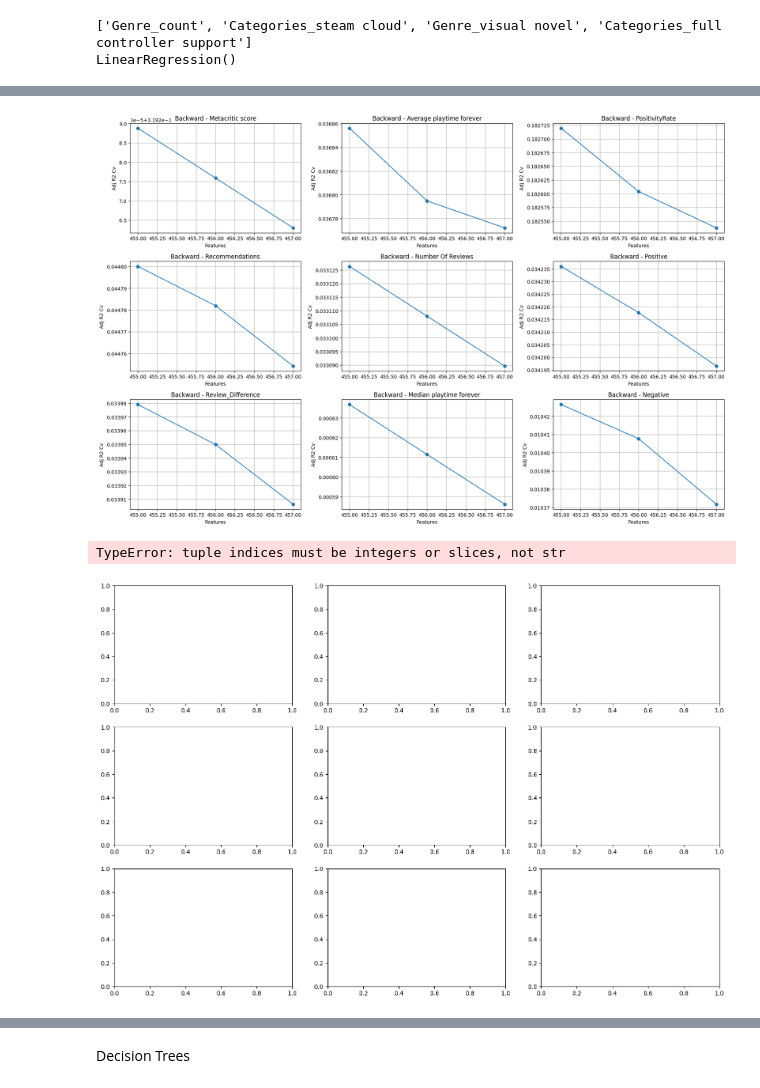
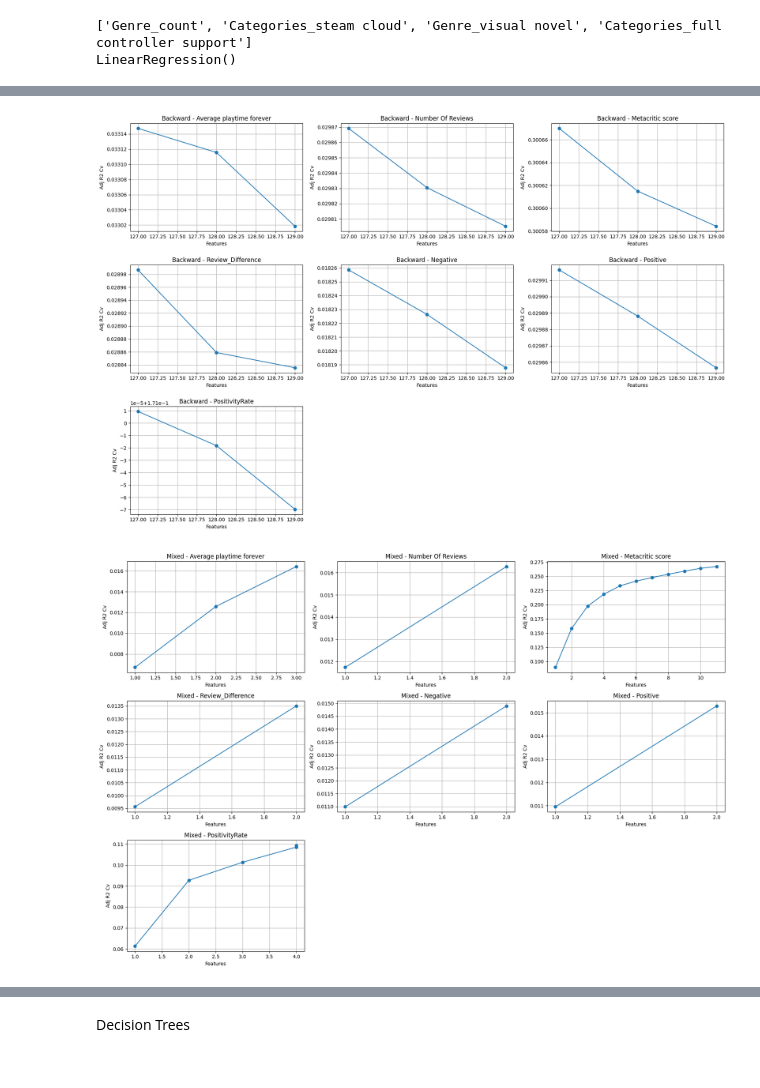
Before and after one commit to LittleDog117/MachineLearningFinal, a Jupyter notebook: MAchineLearningFinal.ipynb, the cells around one changed output, grey strips where cells are left out. Saved outputs shown, nothing was run; the diff lists cells and outputs as text; code cells hidden in the pictures.

```diff
--- a/MAchineLearningFinal.ipynb
+++ b/MAchineLearningFinal.ipynb
@@ -219,8 +245,8 @@ df_raw = pd.get_dummies(df_raw, columns=['Title_First_Letter', 'Description_Firs
 #Lets drop these columns
 drop_cols = ['AppID', 'Screenshots', 'Movies', 'Header image', 'Support email', 'Support url',
              'Website', 'Notes', 'Metacritic url', 'Discount', 'Score rank', 'Reviews',
-             'About the game', 'Name', 'Average playtime two weeks', 'Median playtime two weeks'
-             ,'Peak CCU', 'User score']
+             'About the game', 'Name', 'Average playtime two weeks', 'Median playtime two weeks',
+             'Median playtime forever' ,'Peak CCU', 'User score', 'Recommendations']
 df = df_raw.drop(columns=drop_cols)
 
 #I change the date to simply the year
@@ -238,8 +264,6 @@ df['Negative'] = pd.to_numeric(df['Negative'], errors='coerce')     # Number of
 df['Required age'] = pd.to_numeric(df['Required age'], errors='coerce')     # Age requirement
 df['Price'] = pd.to_numeric(df['Price'], errors='coerce')                   # Game price
 df['Average playtime forever'] = pd.to_numeric(df['Average playtime forever'], errors='coerce')     # Avg total playtime for all users
-df['Median playtime forever'] = pd.to_numeric(df['Median playtime forever'], errors='coerce')       # Median total playtime for all users
-df['Recommendations'] = pd.to_numeric(df['Recommendations'], errors='coerce')                 # Number of recommendations
 df['Metacritic score'] = pd.to_numeric(df['Metacritic score'], errors='coerce')             # Score from Metacritic, 0 if it does not exist
 df['DLC count'] = pd.to_numeric(df['DLC count'], errors='coerce')
 df['Achievements'] = pd.to_numeric(df['Achievements'], errors='coerce')
@@ -418,6 +442,10 @@ df['PlatformSupport_count'] = pd.to_numeric(df['PlatformSupport_count'], errors=
 df.drop(columns=['Estimated owners_count'], inplace=True, errors='ignore')
 df = df[df['Release_year'] != 0]
 df = df.dropna()
+
+
+#Double check for duplicates
+df= df.loc[:, ~df.columns.duplicated()]
 # %% [output]
 Found 0 rows with duplicate names.
 # %%
@@ -434,9 +462,9 @@ First 10 feature names:
 # %%
 #List of values we want to try and pridict
 Main_targets = ['PositivityRate', 'Metacritic score', 'Review_Category', 'Review_Category_Simplified', 'Review_Difference', 'Pos_neg_ratio']
-additional_targets = ['Estimated owners', 'Recommendations', 'Positive', 'Negative', 'Number Of Reviews', 'Average playtime forever', 'Median playtime forever']
+additional_targets = ['Estimated owners', 'Positive', 'Negative', 'Number Of Reviews', 'Average playtime forever']
 
-numerical_targets = ['PositivityRate', 'Metacritic score', 'Recommendations', 'Positive', 'Negative', 'Number Of Reviews', 'Average playtime forever', 'Median playtime forever']
+numerical_targets = ['PositivityRate', 'Metacritic score',  'Positive', 'Negative', 'Number Of Reviews', 'Average playtime forever']
 categorical_targets = ['Review_Category', 'Review_Category_Simplified', 'Estimated owners']
 
 targets = set(Main_targets + additional_targets)
@@ -464,7 +492,7 @@ def remove_low_variance_features(df, threshold=0.0, exclude_columns=None):
 
     return df[retained]
 
-df = remove_low_variance_features(df, threshold=0.01, exclude_columns = targets)
+df = remove_low_variance_features(df, threshold=0.05, exclude_columns = targets)
 
 print(f"Final number of features (columns): {df.shape[1]}")
 print(f"Number of samples (rows): {df.shape[0]}")
@@ -1261,8 +1289,8 @@ R² CV: 0.0928 | Adj R² CV: 0.0928 | MAE CV: 0.1486 | MSE CV: 0.0341 | RMSE CV:
 LinearRegression()
 # %%
 Main_targets = ['PositivityRate', 'Metacritic score', 'Review_Category', 'Review_Category_Simplified', 'Review_Difference']
-additional_targets = ['Estimated owners', 'Recommendations', 'Positive', 'Negative', 'Number Of Reviews', 'Average playtime forever', 'Median playtime forever']
-numerical_targets = ['PositivityRate', 'Metacritic score', 'Recommendations', 'Positive', 'Negative', 'Number Of Reviews', 'Average playtime forever', 'Median playtime forever']
+additional_targets = ['Estimated owners', 'Positive', 'Negative', 'Number Of Reviews', 'Average playtime forever']
+numerical_targets = ['PositivityRate', 'Metacritic score', 'Positive', 'Negative', 'Number Of Reviews', 'Average playtime forever']
 categorical_targets = ['Review_Category', 'Review_Category_Simplified', 'Estimated owners']
 targets = list(set(Main_targets + additional_targets))
 
@@ -1294,8 +1322,8 @@ for target in targets:
 
     # Mixed Selection
     print(f"🔹 Mixed Selection for {target}")
-    m_output = mixed_stepwise_selection(df, features, target, plot=False, verbose=False)
-    results['mixed'][target] = m_output
+    m_scores, m_metrics, m_features = mixed_stepwise_selection(df, features, target, plot=False, verbose=False)
+    results['mixed'][target] = {'scores': m_scores, 'metrics': m_metrics, 'features': m_features}
 
 
 # Plotting Results (Adjusted R²)
@@ -1352,3 +1380,2 @@ Skipping categorical target: Review_Category_Simplified
-[figure, old version]
+[figure, new version]
-TypeError: tuple indices must be integers or slices, not str
-[figure, old version]
+[figure, new version]
```
Also changed, not shown: parts of 25 cells of this notebook.
